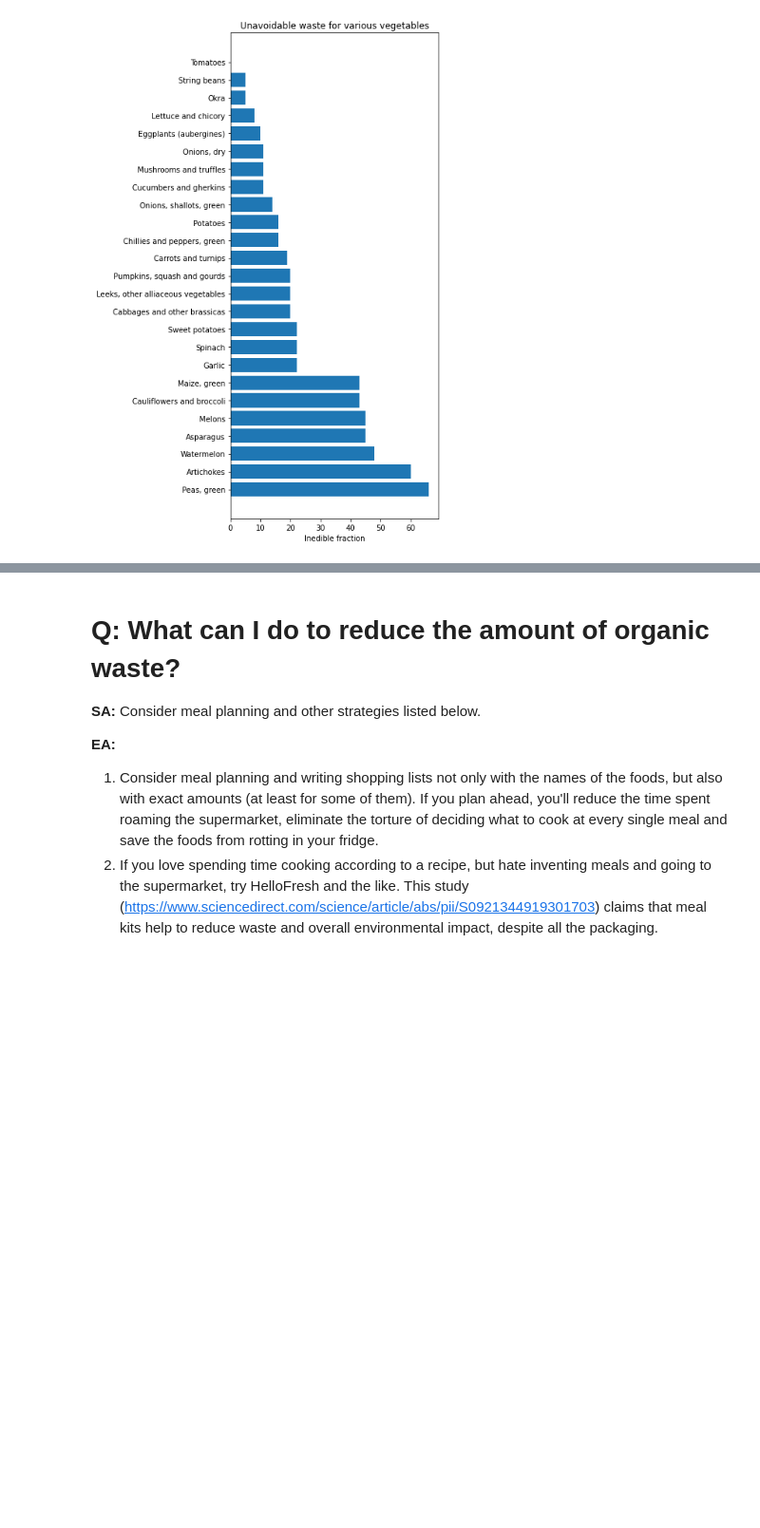
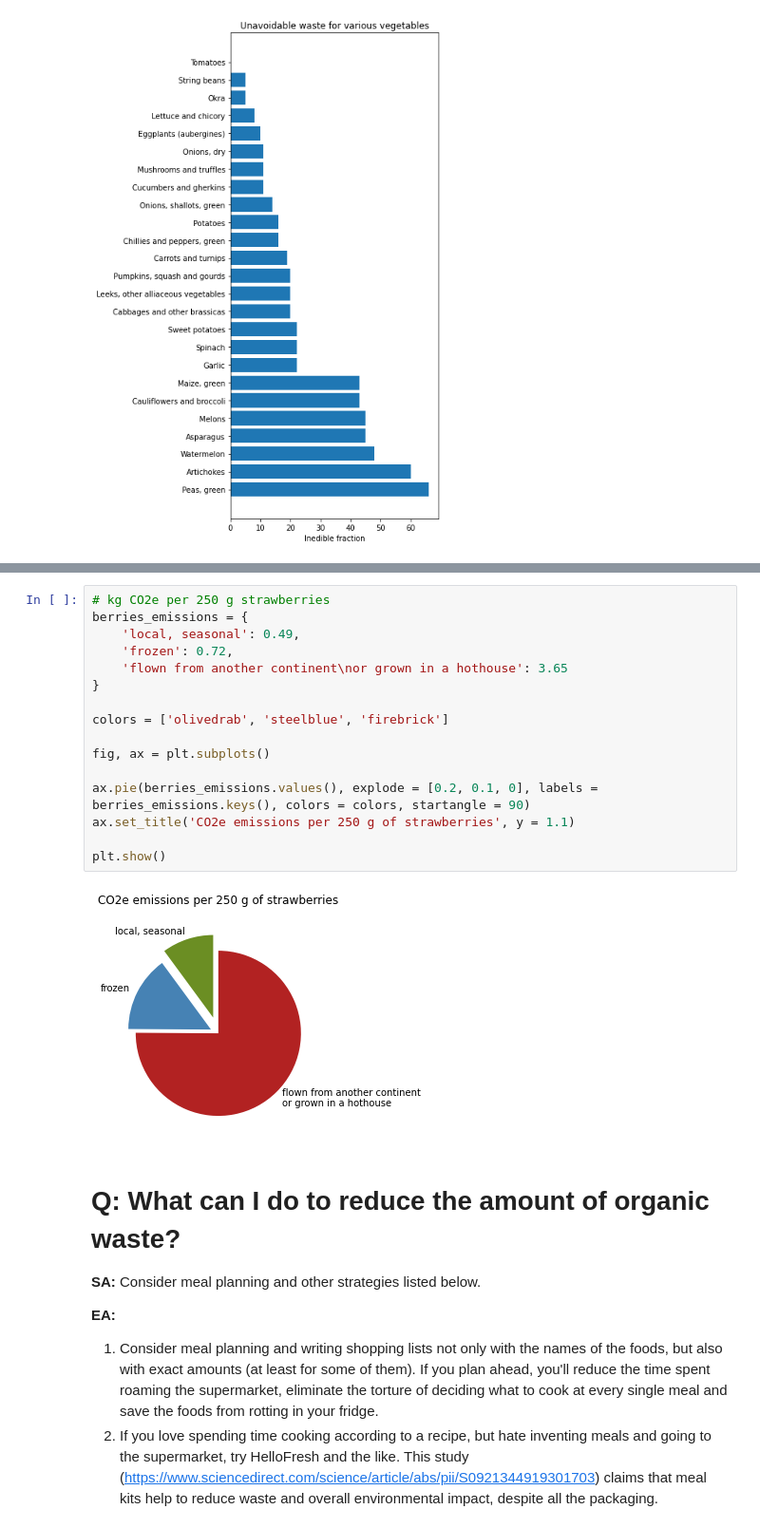
Before and after one commit to Jeyana/EcoDilemmaAdvisor, a Jupyter notebook: jupyter/Q&A Fruit and vegetables.ipynb, the cells around one changed output, grey strips where cells are left out. Shown at 95% size. Saved outputs shown, nothing was run; the diff lists cells and outputs as text; blank space fills up the shorter version.

```diff
--- a/jupyter/Q&A Food waste - fruit and vegetables.ipynb
+++ b/jupyter/Q&A Fruit and vegetables.ipynb
@@ -170,3 +179,21 @@ plt.show()
+# %%
+# kg CO2e per 250 g strawberries
+berries_emissions = {
+    'local, seasonal': 0.49,
+    'frozen': 0.72,
+    'flown from another continent\nor grown in a hothouse': 3.65
+}
+
+colors = ['olivedrab', 'steelblue', 'firebrick']
+
+fig, ax = plt.subplots()
+
+ax.pie(berries_emissions.values(), explode = [0.2, 0.1, 0], labels = berries_emissions.keys(), colors = colors, startangle = 90)
+ax.set_title('CO2e emissions per 250 g of strawberries', y = 1.1)
+
+plt.show()
+# %% [output]
+[figure, added]
 # %% [markdown]
 # Q: What can I do to reduce the amount of organic waste?
 **SA:** Consider meal planning and other strategies listed below.<br>
```
Also changed, not shown: parts of 1 cell of this notebook, 2 other files.
